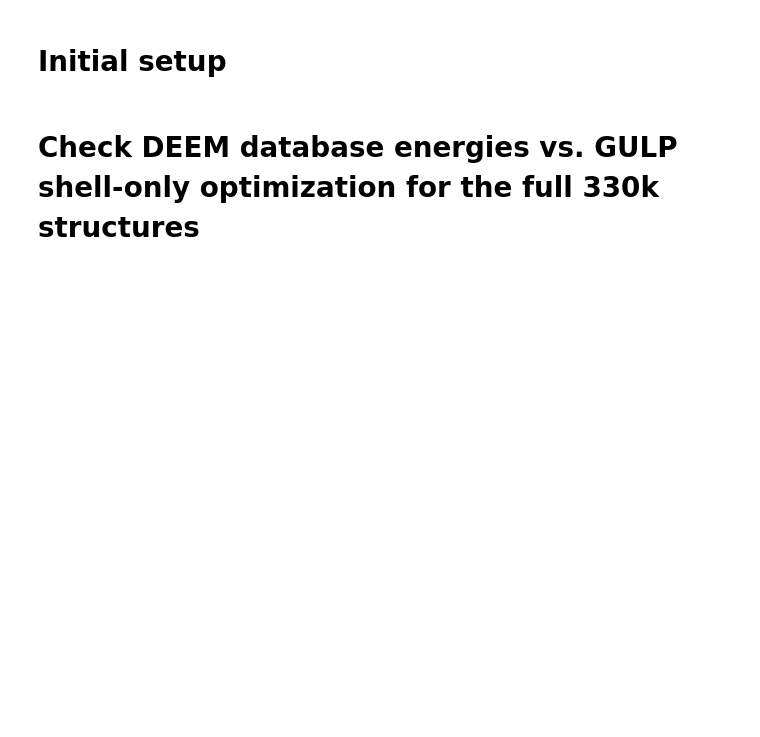
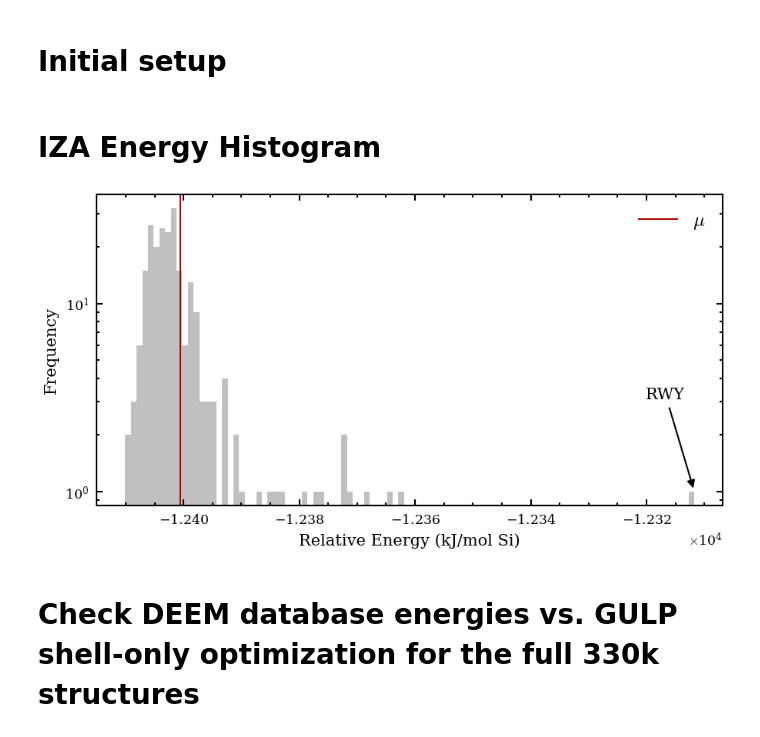
Before and after one commit to bhelfrecht/zeolites_iza-deem, a Jupyter notebook: Scripts/checks.ipynb, the cells around one changed output. Saved outputs shown, nothing was run; the diff lists cells and outputs as text; code cells hidden in the pictures; blank space fills up the shorter version.

Commit message:
Add IZA energy histogram and energy histograms with GCH hull distances

```diff
--- a/Scripts/checks.ipynb
+++ b/Scripts/checks.ipynb
@@ -63,6 +63,38 @@ soap_hyperparameters = dict(max_radial=12,
                             interaction_cutoff=6.0,
                             cutoff_smooth_width=0.3,
                             gaussian_sigma_constant=0.3)
+# %% [markdown]
+# IZA Energy Histogram
+# %%
+cantons_iza = np.loadtxt('../Raw_Data/GULP/IZA_226/cantons.txt', usecols=1, dtype=int)
+RWY = np.nonzero(cantons_iza == 4)[0][0]
+# %%
+iza_energies = np.loadtxt('../Processed_Data/IZA_226/structure_energies.dat')
+# %%
+fig = plt.figure(figsize=(7.0, 3.5))
+axs = fig.add_subplot(1, 1, 1)
+
+axs.hist(iza_energies, density=False, bins=100, log=True, facecolor='silver')
+axs.axvline(np.mean(iza_energies), color=color_list[1], label=r'$\mu$')
+
+axs.set_ylabel('Frequency')
+axs.set_xlabel('Relative Energy (kJ/mol Si)')
+axs.ticklabel_format(axis='x', style='sci', scilimits=(0, 0), useMathText=True)
+
+axs.legend(fontsize='large')
+
+annotate_params = dict(horizontalalignment='center', verticalalignment='bottom',
+                       arrowprops=dict(arrowstyle='-|>'))
+
+axs.annotate('RWY', (iza_energies[RWY], 1),
+            xytext=(iza_energies[RWY]-5, 3),
+            **annotate_params)
+
+fig.savefig('../Results/iza_energy_histogram.pdf', bbox_inches='tight')
+
+plt.show()
+# %% [output]
+[figure, added]
 # %% [markdown]
 # Check DEEM database energies vs. GULP shell-only optimization for the full 330k structures
 # %%
```
Also changed, not shown: parts of 7 cells of this notebook.
